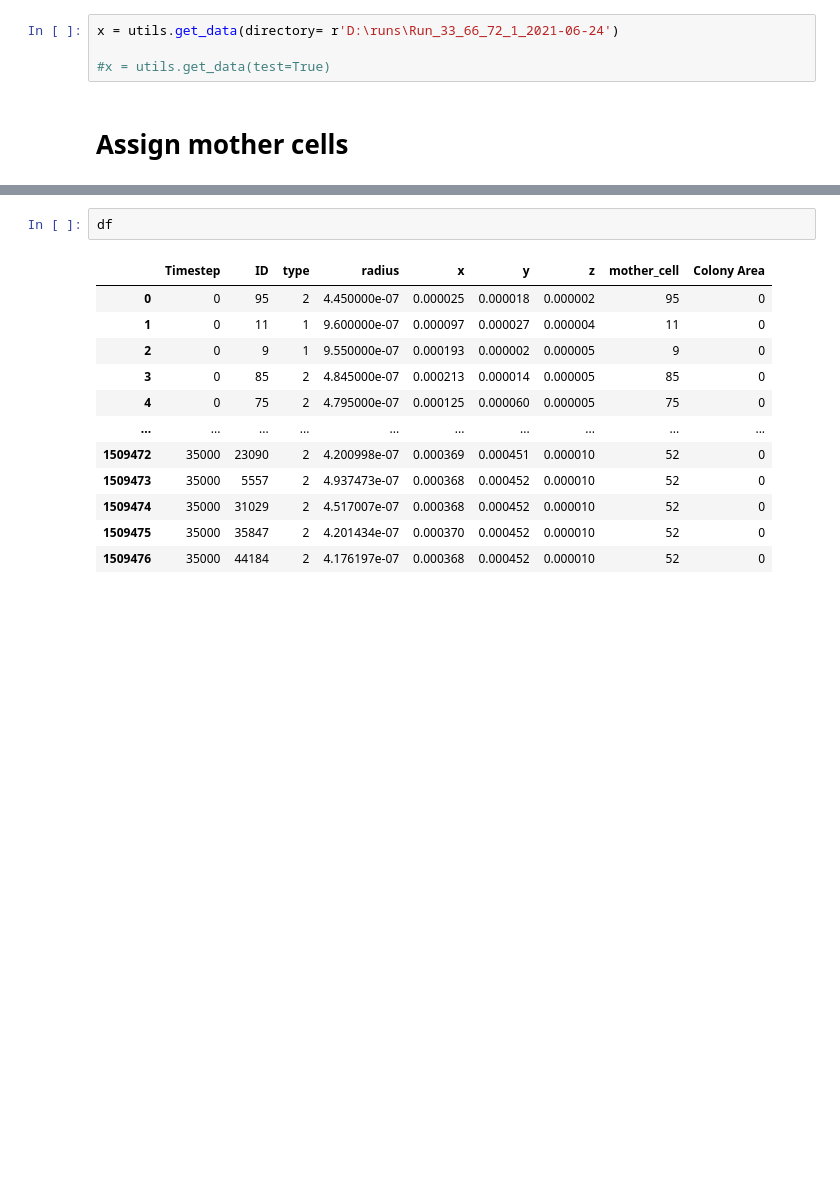
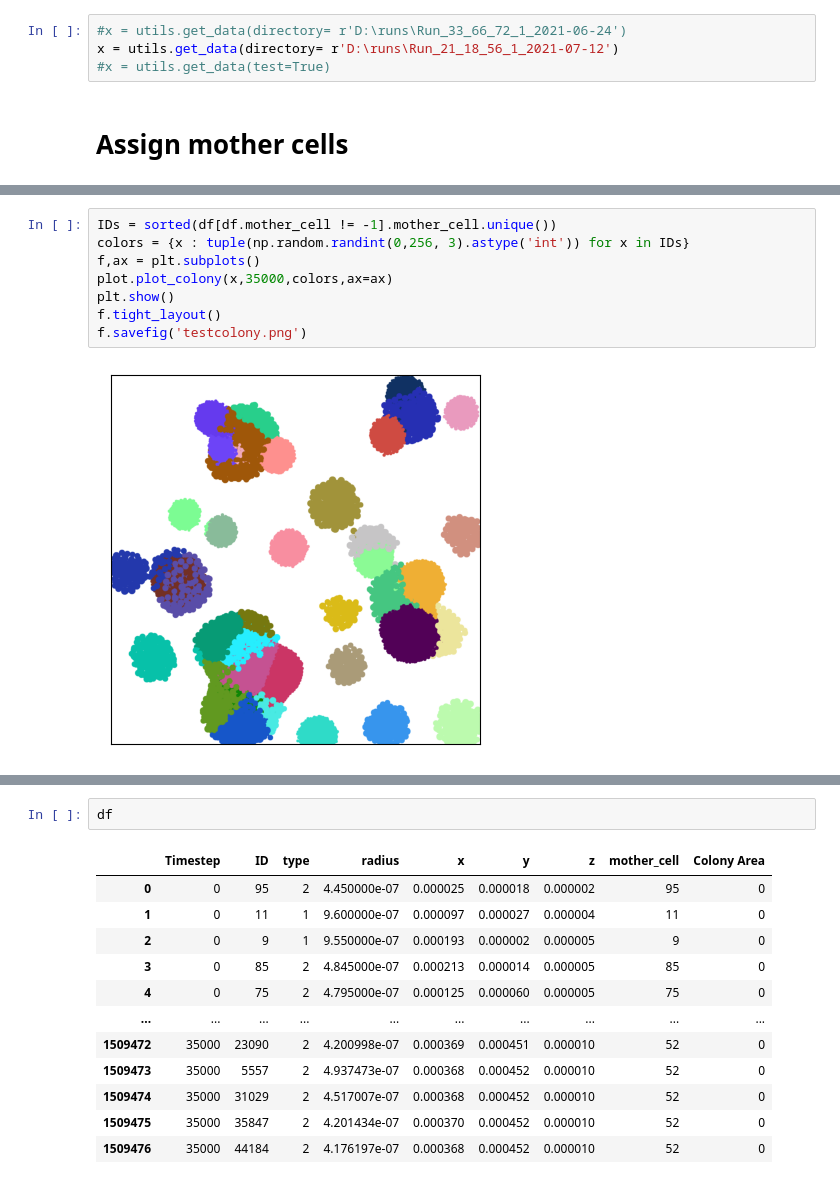
Before and after one commit to Jsakkos/nufeb_tools, a Jupyter notebook: notebooks/cell ancestry.ipynb, the cells around one changed output, grey strips where cells are left out. Drawn from its saved outputs; the diff is of its cells as text; blank space fills up the shorter version.

Commit message:
Added colony plotting and area measurement

```diff
--- a/notebooks/cell ancestry.ipynb
+++ b/notebooks/cell ancestry.ipynb
@@ -19,8 +19,8 @@ import networkx as nx
 from tqdm import tqdm
 #import tables
 # %%
-x = utils.get_data(directory= r'D:\runs\Run_33_66_72_1_2021-06-24')
-
+#x = utils.get_data(directory= r'D:\runs\Run_33_66_72_1_2021-06-24')
+x = utils.get_data(directory= r'D:\runs\Run_21_18_56_1_2021-07-12')
 #x = utils.get_data(test=True)
 # %% [markdown]
 # Assign mother cells
@@ -72,0 +63,10 @@ def plot_colony(df,ts,colors,colony=None,img=np.array([]),dims=dims):
+# %%
+IDs = sorted(df[df.mother_cell != -1].mother_cell.unique())
+colors = {x : tuple(np.random.randint(0,256, 3).astype('int')) for x in IDs}
+f,ax = plt.subplots()
+plot.plot_colony(x,35000,colors,ax=ax)
+plt.show()
+f.tight_layout()
+f.savefig('testcolony.png')
+# %% [output]
+[figure, added]
```
Also changed, not shown: parts of 6 cells of this notebook, 5 other files.
